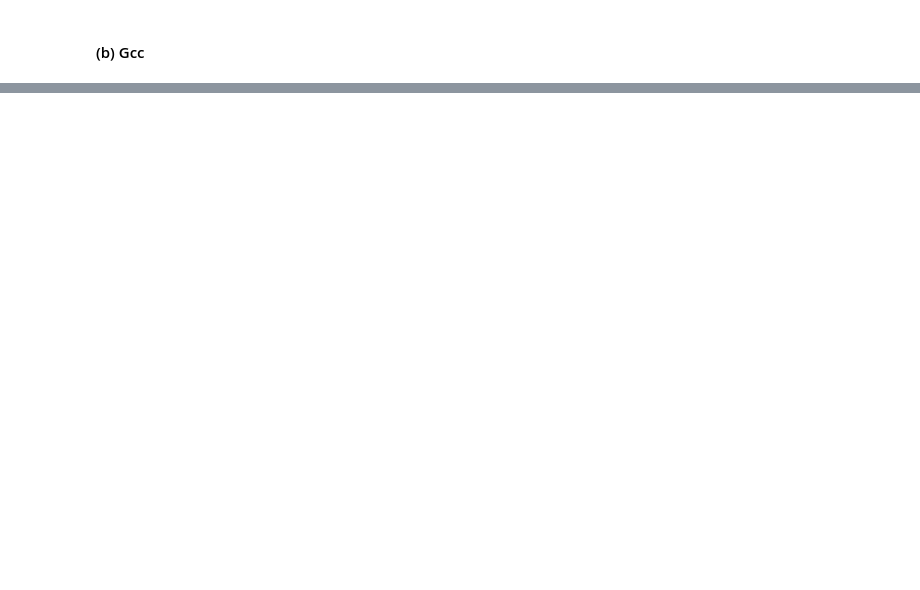
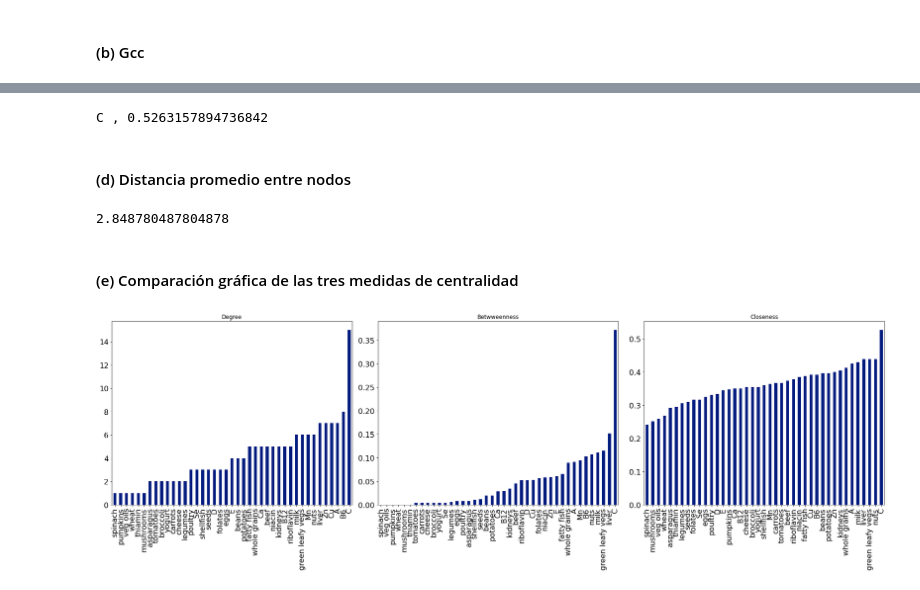
Before and after one commit to nicolasvazquez95/RedesComplejas_famaf, a Jupyter notebook: soluciones/tp1.ipynb, the cells around one changed output, grey strips where cells are left out. Drawn from its saved outputs; the diff is of its cells as text; code cells hidden in the pictures; blank space fills up the shorter version.

```diff
--- a/soluciones/tp1.ipynb
+++ b/soluciones/tp1.ipynb
@@ -72,0 +62,4 @@ giant
+# %%
+degrees = dict(nx.degree(Graph))
+max_degree = max(degrees,key=degrees.get)
+print(max_degree,',',degrees[max_degree])
@@ -72,0 +70,4 @@ giant
+# %%
+betweenness = nx.betweenness_centrality(Graph)
+max_betweenness = max(betweenness,key=betweenness.get)
+print(max_betweenness,',',betweenness[max_betweenness])
@@ -72,0 +78,35 @@ giant
+# %%
+closeness = nx.closeness_centrality(Graph)
+max_closeness = max(closeness,key=closeness.get)
+print(max_closeness,',',closeness[max_closeness])
+# %% [output]
+C , 0.5263157894736842
+# %% [markdown]
+#### (d) Distancia promedio entre nodos
+# %%
+ASPL = nx.average_shortest_path_length(Graph)
+print(ASPL)
+# %% [output]
+2.848780487804878
+# %% [markdown]
+#### (e) Comparación gráfica de las tres medidas de centralidad
+# %%
+centrality_data = {}
+for node in list(Graph.nodes):
+    dg = degrees[node]
+    btw = betweenness[node]
+    close = closeness[node]
+    results = {'Degree':dg,
+              'Betweenness':btw,
+              'Closeness':close}
+    centrality_data[node] = results
+
+df = pd.DataFrame(centrality_data).transpose()
+# %%
+fig,axs = plt.subplots(1,3,figsize=(24,8))
+df['Degree'].sort_values().plot(kind='bar',title='Degree',ax=axs[0],fontsize=16)
+df['Betweenness'].sort_values().plot(kind='bar',title='Betwweenness',ax=axs[1],fontsize=16)
+df['Closeness'].sort_values().plot(kind='bar',title='Closeness',ax=axs[2],fontsize=16)
+plt.tight_layout()
+# %% [output]
+[figure, added]
```
Also changed, not shown: parts of 13 cells of this notebook.
